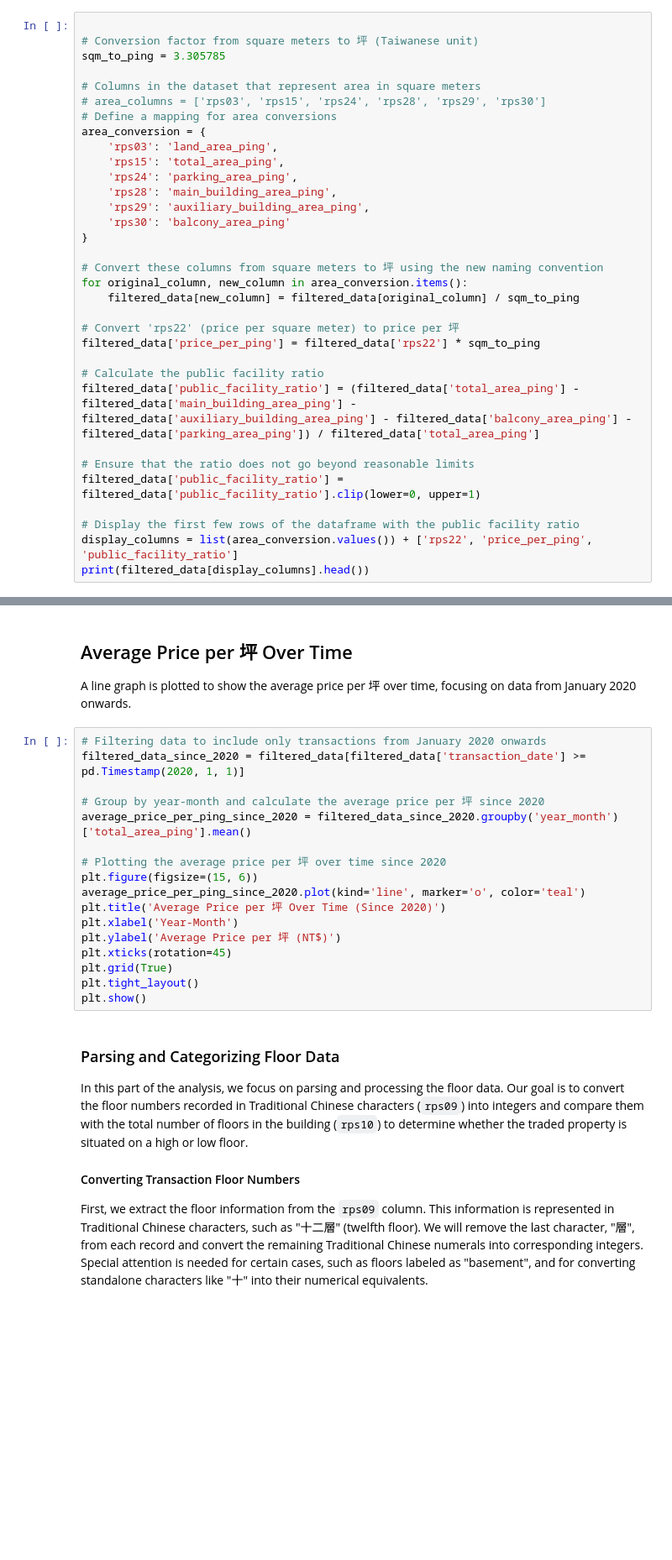
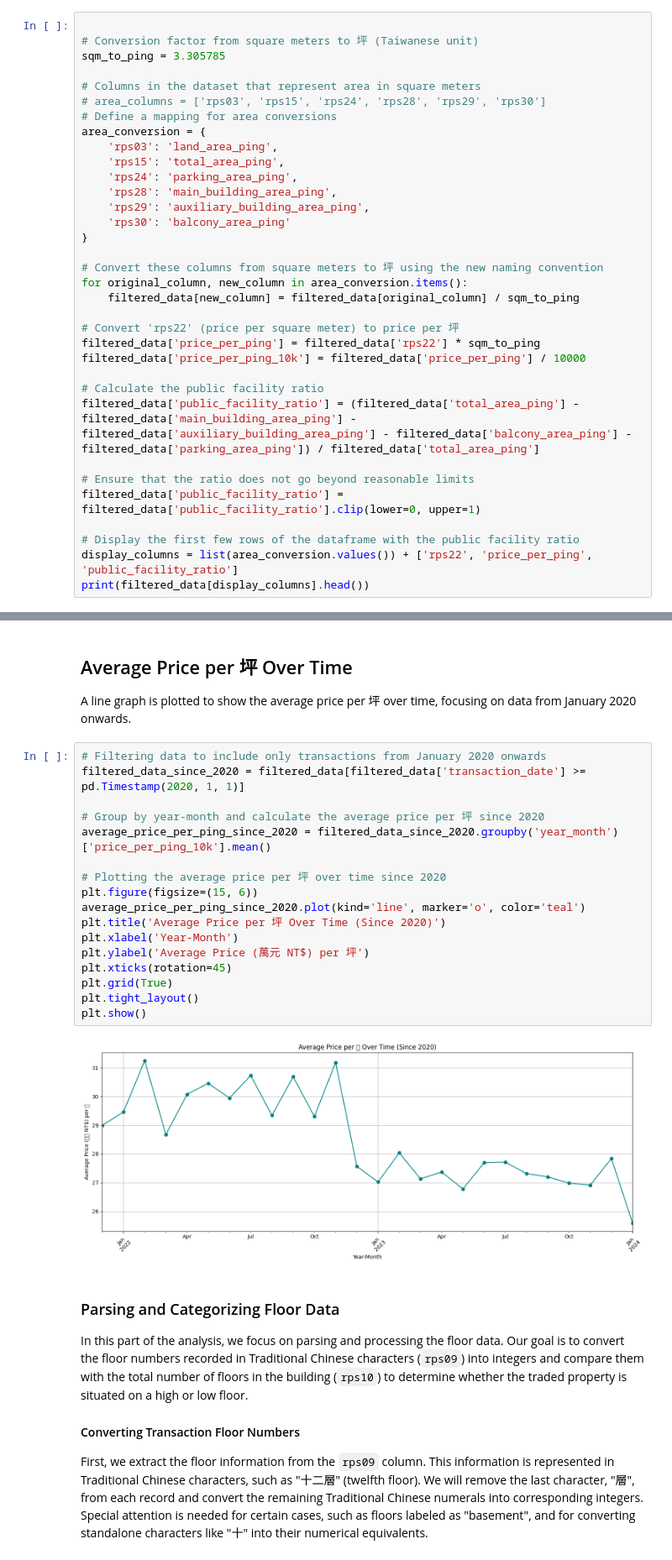
Before and after one commit to PenHsuanWang/real-estate-analysis, a Jupyter notebook: notebook/real_estate_analysis.ipynb, the cells around one changed output, grey strips where cells are left out. Shown: that part at 84% size. Cells and saved outputs as stored; diff of their text form; blank space fills up the shorter version.

```diff
--- a/notebook/real_estate_analysis.ipynb
+++ b/notebook/real_estate_analysis.ipynb
@@ -95,6 +119,7 @@ for original_column, new_column in area_conversion.items():
 
 # Convert 'rps22' (price per square meter) to price per 坪
 filtered_data['price_per_ping'] = filtered_data['rps22'] * sqm_to_ping
+filtered_data['price_per_ping_10k'] = filtered_data['price_per_ping'] / 10000
 
 # Calculate the public facility ratio
 filtered_data['public_facility_ratio'] = (filtered_data['total_area_ping'] - filtered_data['main_building_area_ping'] - filtered_data['auxiliary_building_area_ping'] - filtered_data['balcony_area_ping'] - filtered_data['parking_area_ping']) / filtered_data['total_area_ping']
@@ -181,20 +249,22 @@ A line graph is plotted to show the average price per 坪 over time, focusing on
 # %%
 # Filtering data to include only transactions from January 2020 onwards
 filtered_data_since_2020 = filtered_data[filtered_data['transaction_date'] >= pd.Timestamp(2020, 1, 1)]
 
 # Group by year-month and calculate the average price per 坪 since 2020
-average_price_per_ping_since_2020 = filtered_data_since_2020.groupby('year_month')['total_area_ping'].mean()
+average_price_per_ping_since_2020 = filtered_data_since_2020.groupby('year_month')['price_per_ping_10k'].mean()
 
 # Plotting the average price per 坪 over time since 2020
 plt.figure(figsize=(15, 6))
 average_price_per_ping_since_2020.plot(kind='line', marker='o', color='teal')
 plt.title('Average Price per 坪 Over Time (Since 2020)')
 plt.xlabel('Year-Month')
-plt.ylabel('Average Price per 坪 (NT$)')
+plt.ylabel('Average Price (萬元 NT$) per 坪')
 plt.xticks(rotation=45)
 plt.grid(True)
 plt.tight_layout()
 plt.show()
+# %% [output]
+[figure, added]
 # %% [markdown]
 ### Parsing and Categorizing Floor Data
 
```
Also changed, not shown: parts of 17 cells of this notebook.
